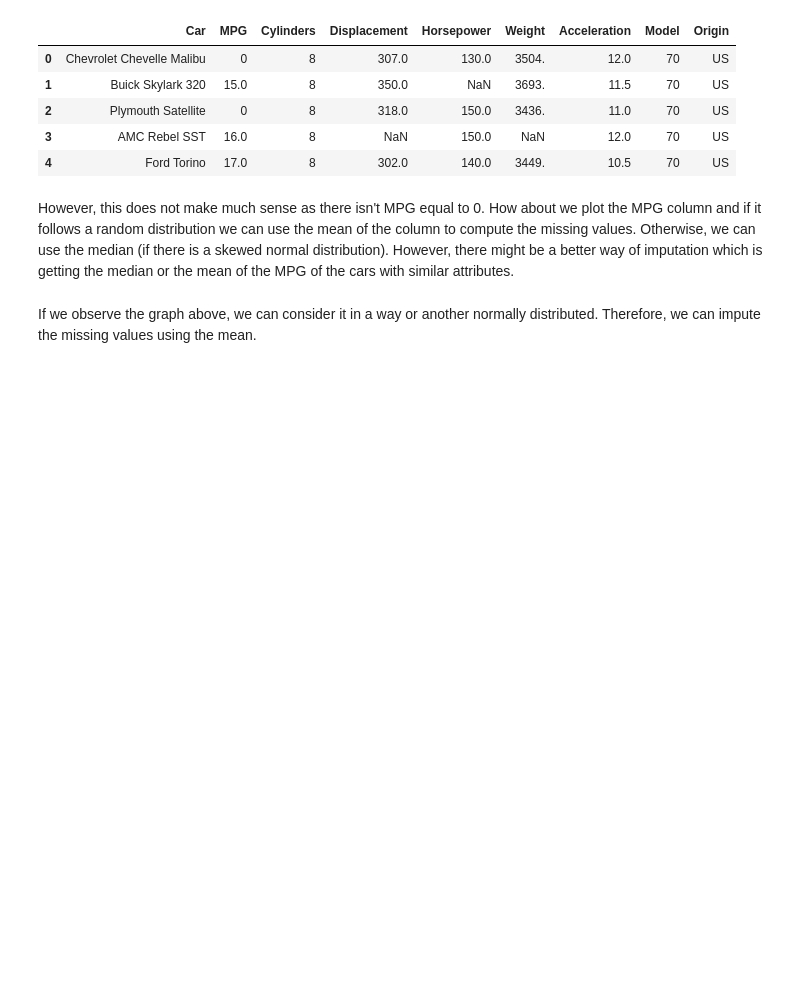
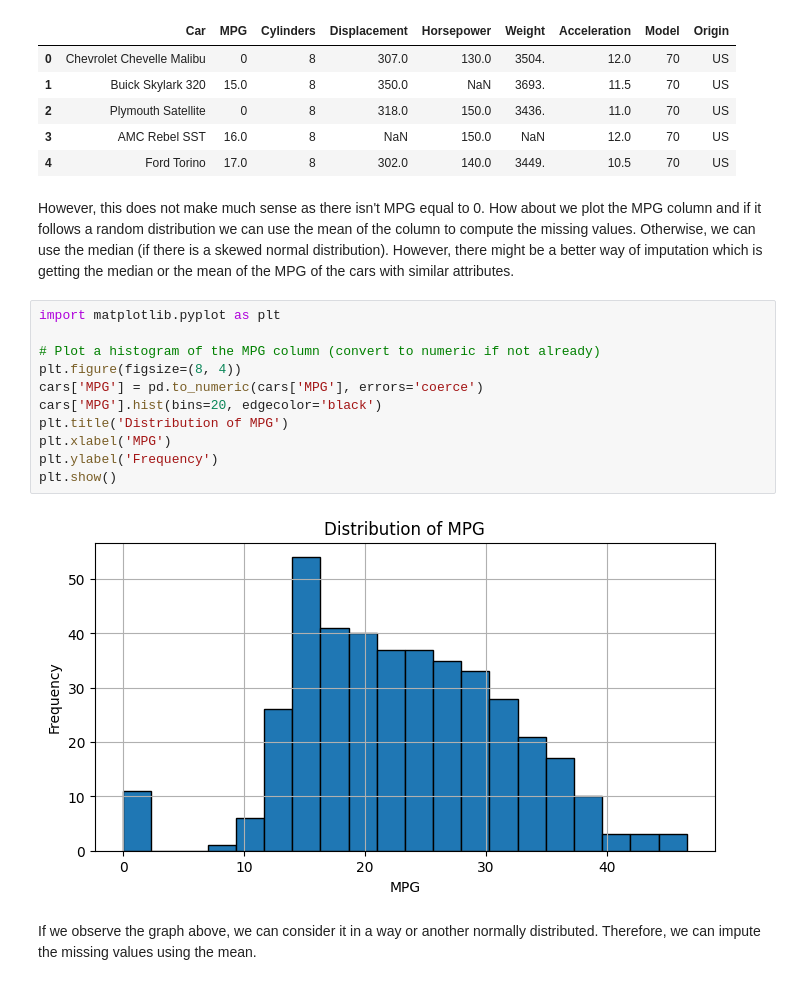
Before and after one commit to MandeepCon/Lab4-TCIO, a Jupyter notebook: week5Lab_Students.ipynb, the cells around one changed output. Saved outputs shown, nothing was run; the diff lists cells and outputs as text; blank space fills up the shorter version.

```diff
--- a/week5Lab_Students.ipynb
+++ b/week5Lab_Students.ipynb
@@ -485,6 +485,19 @@ cars.head()
 | 4 | Ford Torino | 17.0 | 8 | 302.0 | 140.0 | 3449. | 10.5 | 70 | US |
 # %% [markdown]
 However, this does not make much sense as there isn't MPG equal to 0. How about we plot the MPG column and if it follows a random distribution we can use the mean of the column to compute the missing values. Otherwise, we can use the median (if there is a skewed normal distribution). However, there might be a better way of imputation which is getting the median or the mean of the MPG of the cars with similar attributes.
+# %%
+import matplotlib.pyplot as plt
+
+# Plot a histogram of the MPG column (convert to numeric if not already)
+plt.figure(figsize=(8, 4))
+cars['MPG'] = pd.to_numeric(cars['MPG'], errors='coerce')
+cars['MPG'].hist(bins=20, edgecolor='black')
+plt.title('Distribution of MPG')
+plt.xlabel('MPG')
+plt.ylabel('Frequency')
+plt.show()
+# %% [output]
+[figure, added]
 # %% [markdown]
 If we observe the graph above, we can consider it in a way or another normally distributed. Therefore, we can impute the missing values using the mean.
 # %% [markdown]
```
Also changed, not shown: parts of 6 cells of this notebook.
